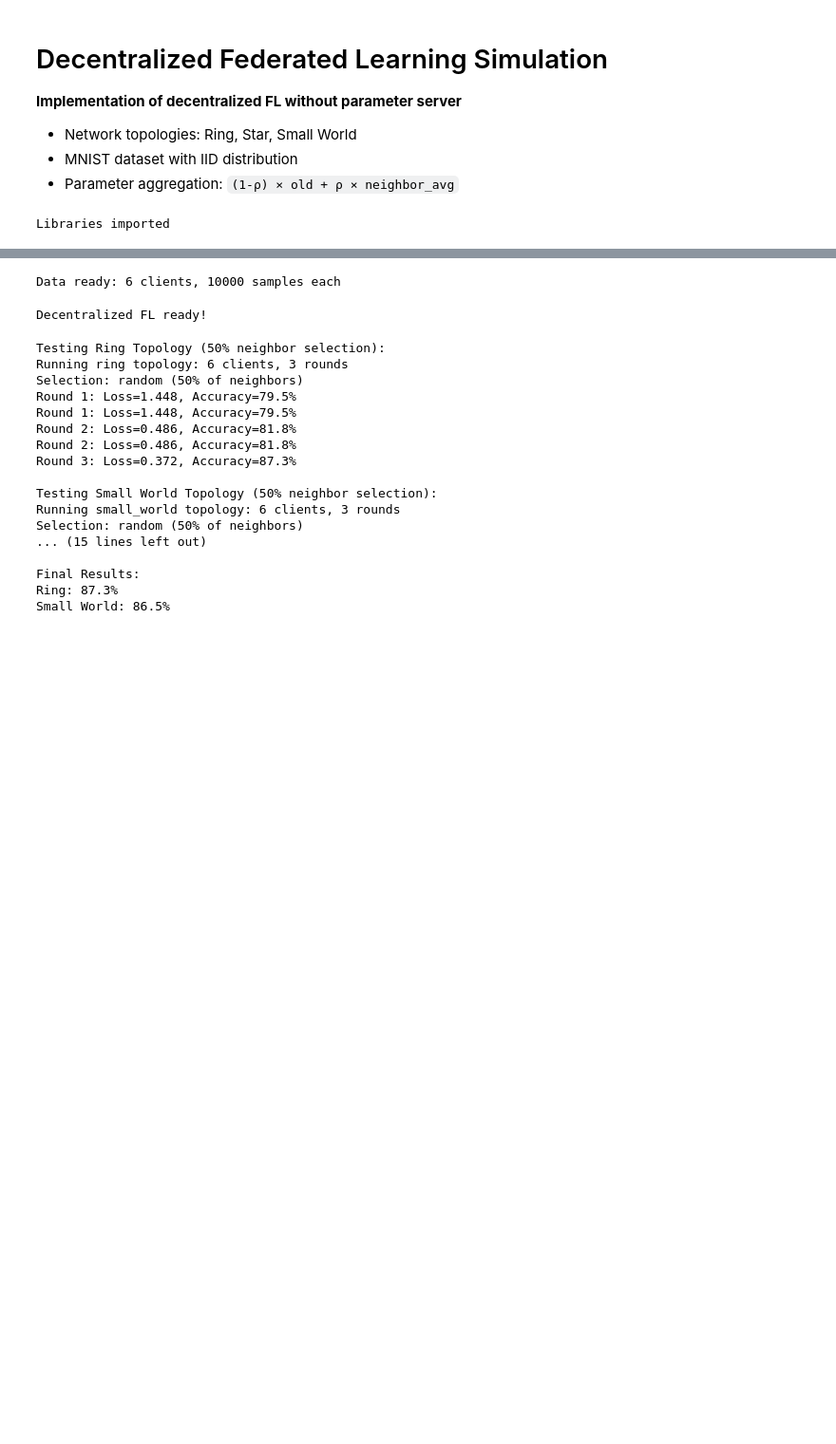
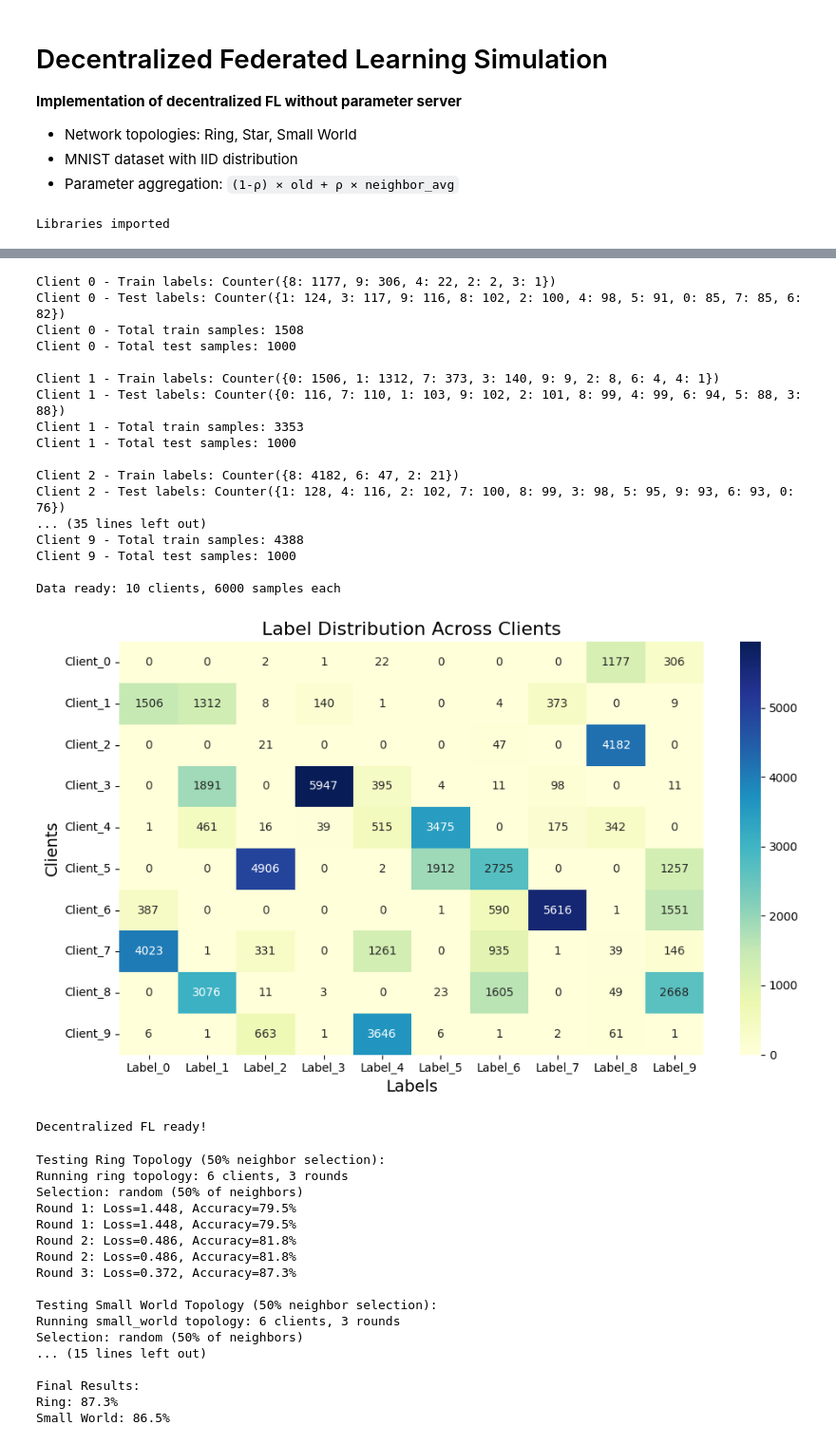
Before and after one commit to Bulbatronik/icsp-gfl, a Jupyter notebook: network.ipynb, the cells around one changed output, grey strips where cells are left out. Shown: that part at 95% size. Cells and saved outputs as stored; diff of their text form; code cells hidden in the pictures; blank space fills up the shorter version.

```diff
--- a/network.ipynb
+++ b/network.ipynb
@@ -441,12 +579,31 @@ class DataDistributor:
 # %%
 # Setup data distribution
-num_clients = 6
+num_clients = 10
 data_distributor = DataDistributor(num_clients=num_clients, dataset_name='mnist')
-client_data_info = data_distributor.distribute_iid_data(batch_size=64, data_dir='./data')
+client_data_info = data_distributor.distribute_dirichlet_data(batch_size=64, alpha=0.1, data_dir='./data')
 
 print(f"Data ready: {num_clients} clients, {data_distributor.get_data_summary()['avg_train_per_client']} samples each")
+# Visualize label distribution
+data_distributor.plot_heatmap()
 # %% [output]
-Data ready: 6 clients, 10000 samples each
+Client 0 - Train labels: Counter({8: 1177, 9: 306, 4: 22, 2: 2, 3: 1})
+Client 0 - Test labels: Counter({1: 124, 3: 117, 9: 116, 8: 102, 2: 100, 4: 98, 5: 91, 0: 85, 7: 85, 6: 82})
+Client 0 - Total train samples: 1508
+Client 0 - Total test samples: 1000
+
+Client 1 - Train labels: Counter({0: 1506, 1: 1312, 7: 373, 3: 140, 9: 9, 2: 8, 6: 4, 4: 1})
+Client 1 - Test labels: Counter({0: 116, 7: 110, 1: 103, 9: 102, 2: 101, 8: 99, 4: 99, 6: 94, 5: 88, 3: 88})
+Client 1 - Total train samples: 3353
+Client 1 - Total test samples: 1000
+
+Client 2 - Train labels: Counter({8: 4182, 6: 47, 2: 21})
+Client 2 - Test labels: Counter({1: 128, 4: 116, 2: 102, 7: 100, 8: 99, 3: 98, 5: 95, 9: 93, 6: 93, 0: 76})
+... (35 lines left out)
+Client 9 - Total train samples: 4388
+Client 9 - Total test samples: 1000
+
+Data ready: 10 clients, 6000 samples each
+[figure, added]
 # %%
 # Clean Decentralized Federated Learning Simulation
 
```
Also changed, not shown: parts of 6 cells of this notebook.
